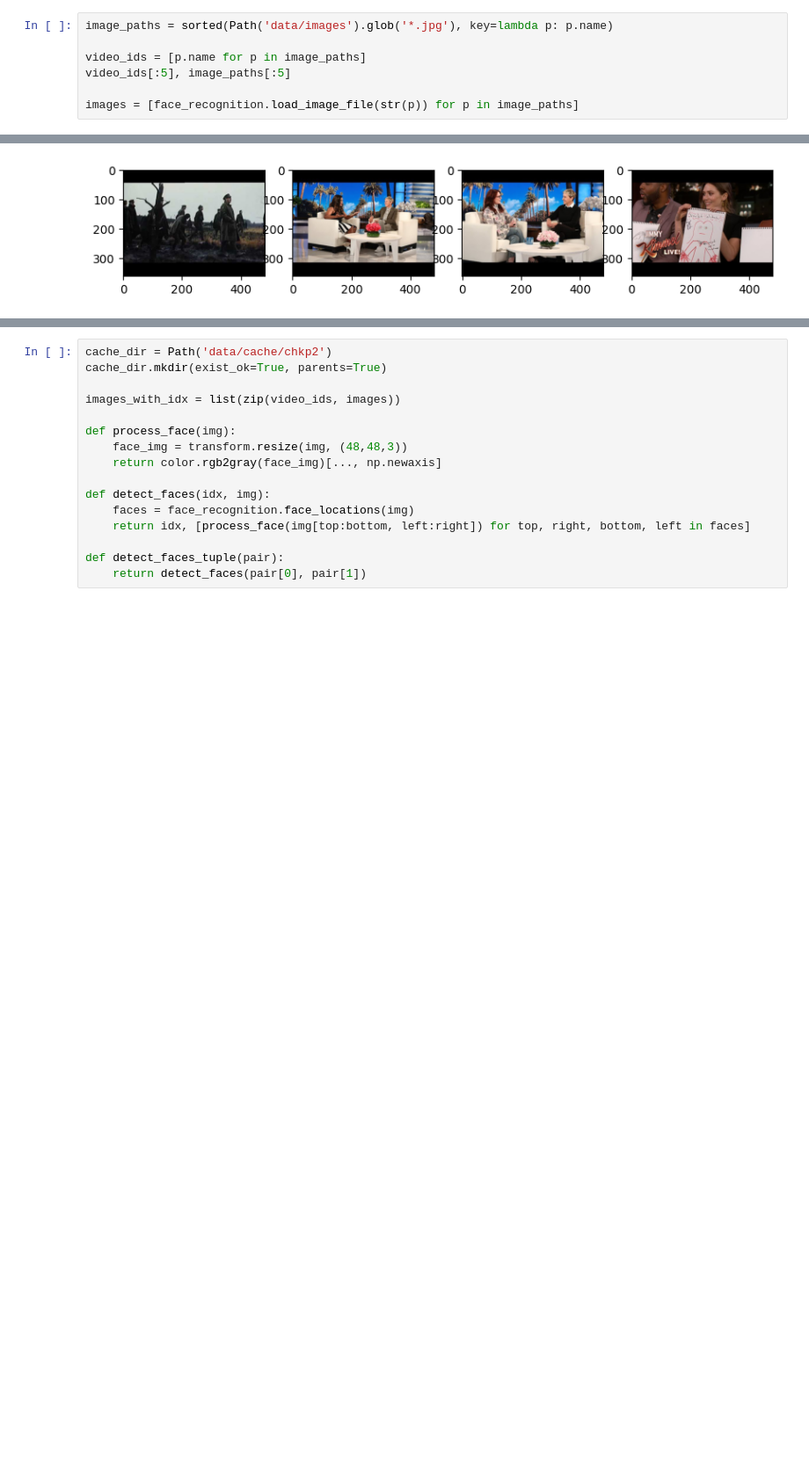
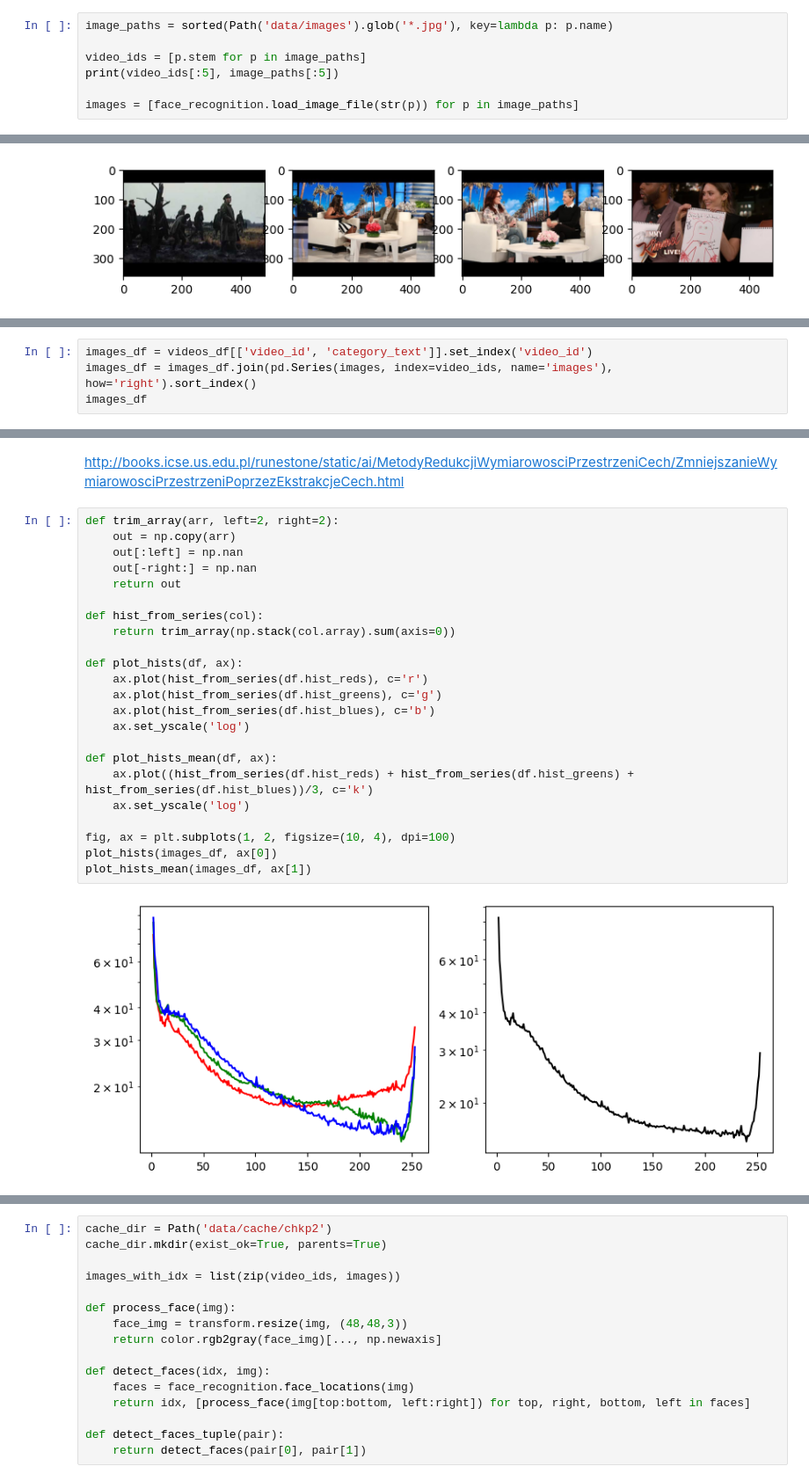
Before and after one commit to AxolotlOfConflagration/yt_trending_videos, a Jupyter notebook: checkpoint2-bartek.ipynb, the cells around one changed output, grey strips where cells are left out. Shown at 88% size. Cells and saved outputs as stored; diff of their text form; blank space fills up the shorter version.

```diff
--- a/checkpoint2-bartek.ipynb
+++ b/checkpoint2-bartek.ipynb
@@ -124,7 +112,7 @@ images_df.head()
 # %%
 image_paths = sorted(Path('data/images').glob('*.jpg'), key=lambda p: p.name)
 
-video_ids = [p.name for p in image_paths]
-video_ids[:5], image_paths[:5]
+video_ids = [p.stem for p in image_paths]
+print(video_ids[:5], image_paths[:5])
 
 images = [face_recognition.load_image_file(str(p)) for p in image_paths]
@@ -150,0 +130,4 @@ images_df.head()
+# %%
+images_df = videos_df[['video_id', 'category_text']].set_index('video_id')
+images_df = images_df.join(pd.Series(images, index=video_ids, name='images'), how='right').sort_index()
+images_df
@@ -150,0 +184,27 @@ images_df.head()
+# %% [markdown]
+http://books.icse.us.edu.pl/runestone/static/ai/MetodyRedukcjiWymiarowosciPrzestrzeniCech/ZmniejszanieWymiarowosciPrzestrzeniPoprzezEkstrakcjeCech.html
+# %%
+def trim_array(arr, left=2, right=2):
+    out = np.copy(arr)
+    out[:left] = np.nan
+    out[-right:] = np.nan
+    return out
+
+def hist_from_series(col):
+    return trim_array(np.stack(col.array).sum(axis=0))
+
+def plot_hists(df, ax):
+    ax.plot(hist_from_series(df.hist_reds), c='r')
+    ax.plot(hist_from_series(df.hist_greens), c='g')
+    ax.plot(hist_from_series(df.hist_blues), c='b')
+    ax.set_yscale('log')
+
+def plot_hists_mean(df, ax):
+    ax.plot((hist_from_series(df.hist_reds) + hist_from_series(df.hist_greens) + hist_from_series(df.hist_blues))/3, c='k')
+    ax.set_yscale('log')
+
+fig, ax = plt.subplots(1, 2, figsize=(10, 4), dpi=100)
+plot_hists(images_df, ax[0])
+plot_hists_mean(images_df, ax[1])
+# %% [output]
+[figure, added]
```
Also changed, not shown: parts of 16 cells of this notebook, 1 other file.
